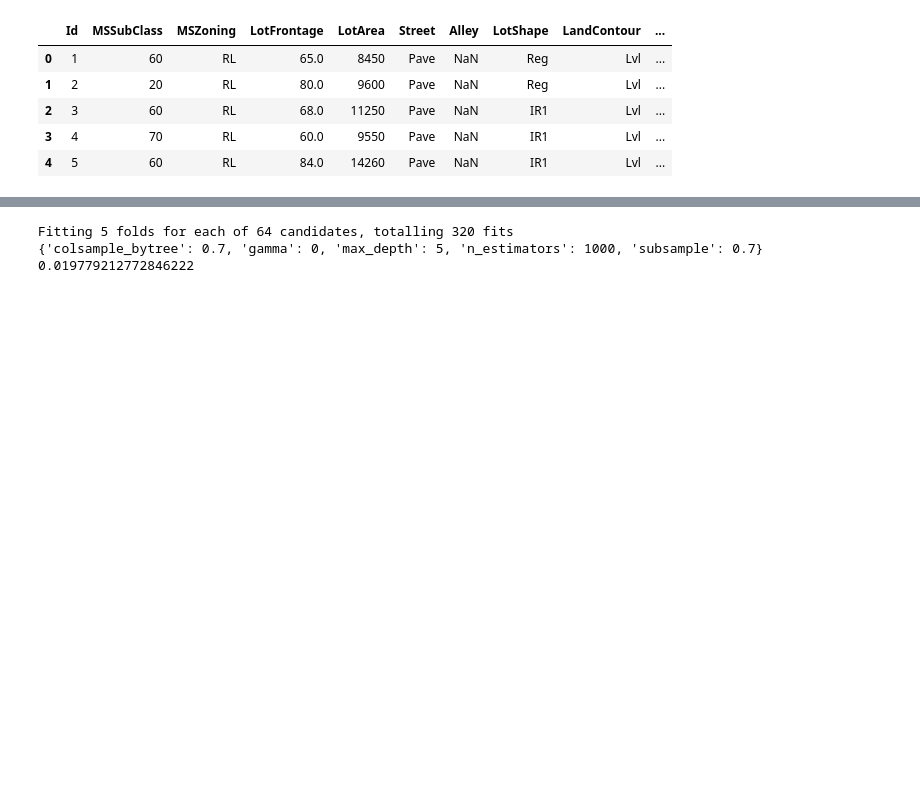
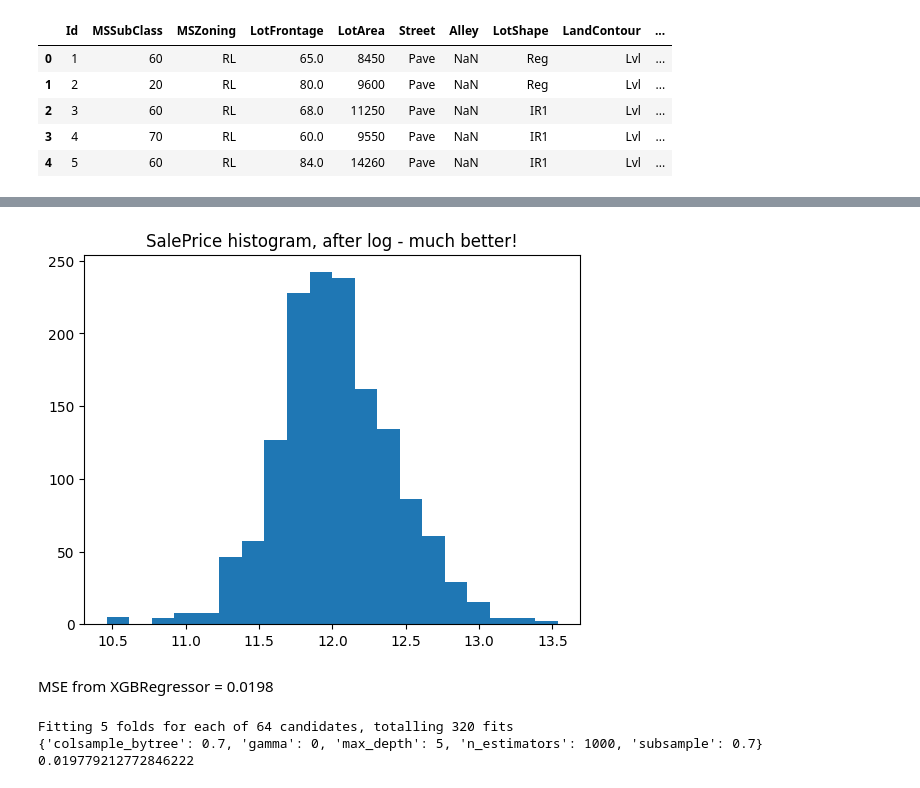
Before and after one commit to ImWesAdams/House-Price-ML, a Jupyter notebook: main.ipynb, the cells around one changed output, grey strips where cells are left out. Drawn from its saved outputs; the diff is of its cells as text; code cells hidden in the pictures; blank space fills up the shorter version.

```diff
--- a/main.ipynb
+++ b/main.ipynb
@@ -75 +116,10 @@ X_train, X_test, y_train, y_test = train_test_split(X, y, train_size=0.8, random
+# %%
+# Plot adjusted Y variable
+plt.hist(y['SalePrice'], bins=20)
+plt.title('SalePrice histogram, after log - much better!')
+plt.show()
+# %% [output]
+[figure, added]
+# %% [markdown]
+MSE from XGBRegressor = 0.0198
 # %%
```
Also changed, not shown: parts of 9 cells of this notebook.
